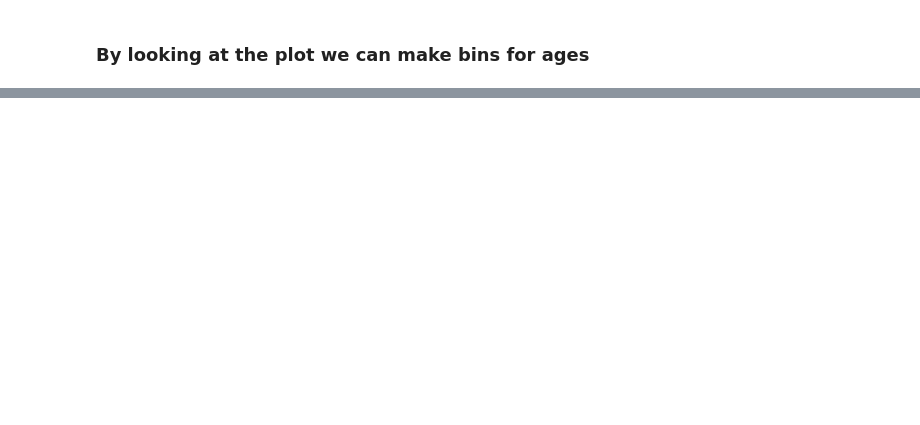
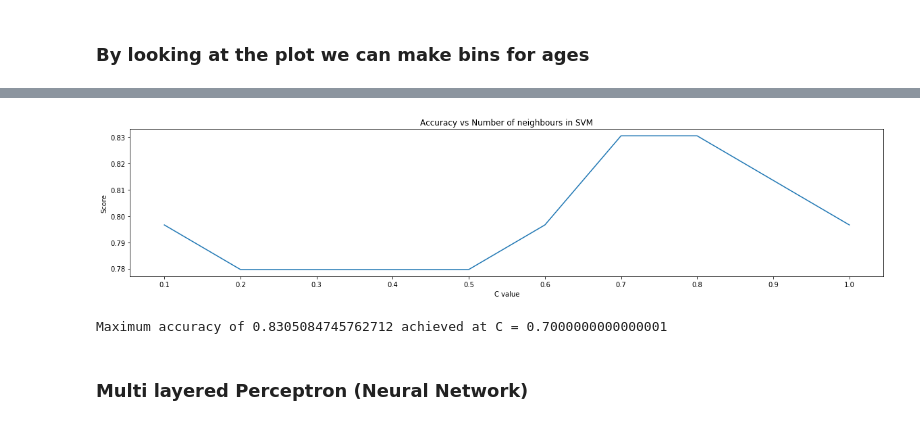
Before and after one commit to prerit2010/heartDiseasePrediction, a Jupyter notebook: model.ipynb, the cells around one changed output, grey strips where cells are left out. Saved outputs shown, nothing was run; the diff lists cells and outputs as text; code cells hidden in the pictures; blank space fills up the shorter version.

```diff
--- a/model.ipynb
+++ b/model.ipynb
@@ -207,0 +270,24 @@ accuracy_score(y_test, predictions)
+# %%
+scores = []
+num_k = 200
+for i in np.arange(0.1, 1.1, 0.1):
+#     print(i)
+    clf = SVC(C=i)
+    clf.fit(X_train, y_train)
+    predictions = clf.predict(X_test)
+    score = accuracy_score(y_test, predictions)
+    scores.append(score)
+# %%
+plt.figure(figsize=(20,4))
+plt.plot(np.arange(0.1, 1.1, 0.1), scores)
+plt.xticks(np.arange(0.1,1.1,0.1))
+plt.title('Accuracy vs Number of neighbours in SVM')
+plt.xlabel("C value")
+plt.ylabel("Score")
+plt.show()
+# %% [output]
+[figure, added]
+# %%
+print("Maximum accuracy of {ac} achieved at C = {sc}".format(sc = np.arange(0.1, 1.1, 0.1)[scores.index(max(scores))], ac = max(scores)))
+# %% [output]
+Maximum accuracy of 0.8305084745762712 achieved at C = 0.7000000000000001
@@ -207,0 +296,2 @@ accuracy_score(y_test, predictions)
+# %% [markdown]
+### Multi layered Perceptron (Neural Network)
```
Also changed, not shown: parts of 39 cells of this notebook.
